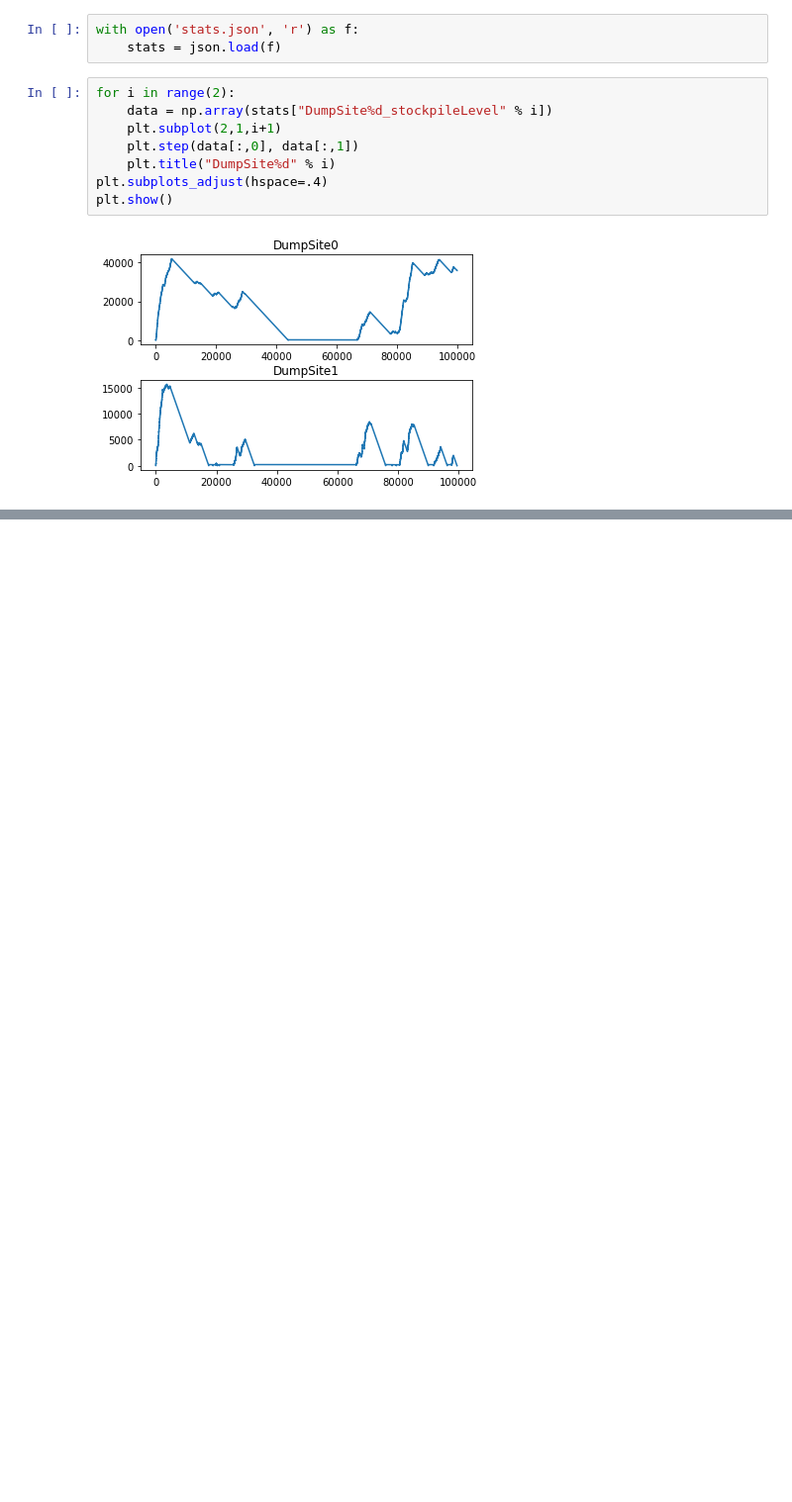
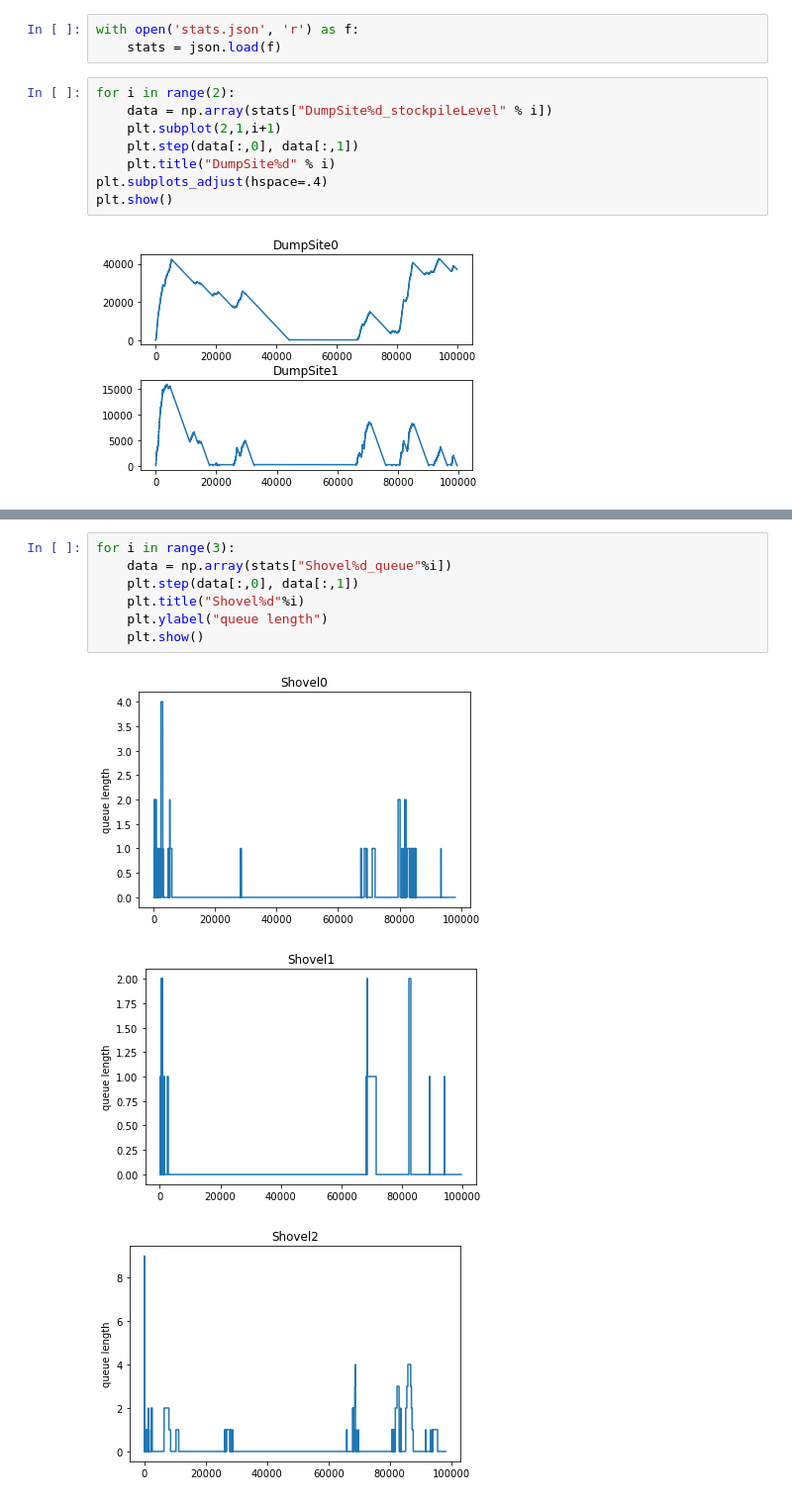
Before and after one commit to micheleurbani/mine_digital_twin, a Jupyter notebook: Results_Analytics.ipynb, the cells around one changed output, grey strips where cells are left out. Shown at 99% size. Saved outputs shown, nothing was run; the diff lists cells and outputs as text; blank space fills up the shorter version.

```diff
--- a/Results_Analytics.ipynb
+++ b/Results_Analytics.ipynb
@@ -65,0 +68,11 @@ plt.show()
+# %%
+for i in range(3):
+    data = np.array(stats["Shovel%d_queue"%i])
+    plt.step(data[:,0], data[:,1])
+    plt.title("Shovel%d"%i)
+    plt.ylabel("queue length")
+    plt.show()
+# %% [output]
+[figure, added]
+[figure, added]
+[figure, added]
```
Also changed, not shown: parts of 2 cells of this notebook, 1 other file.
